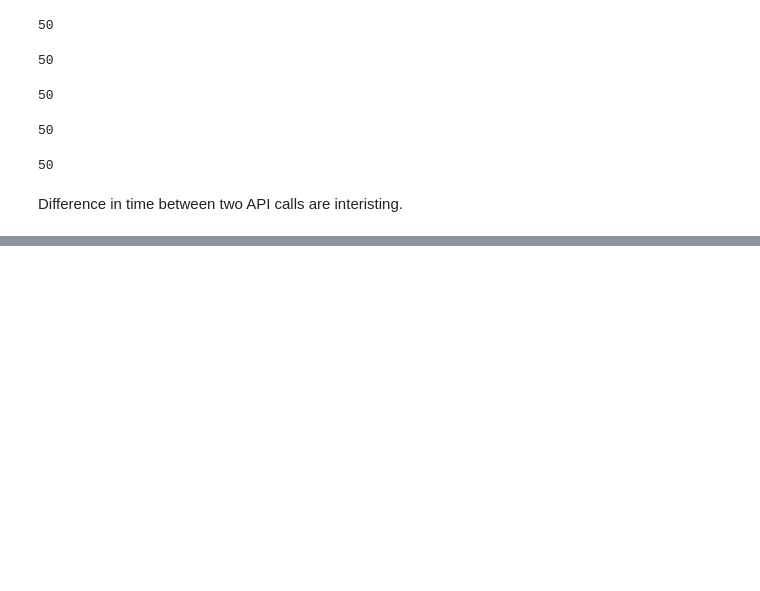
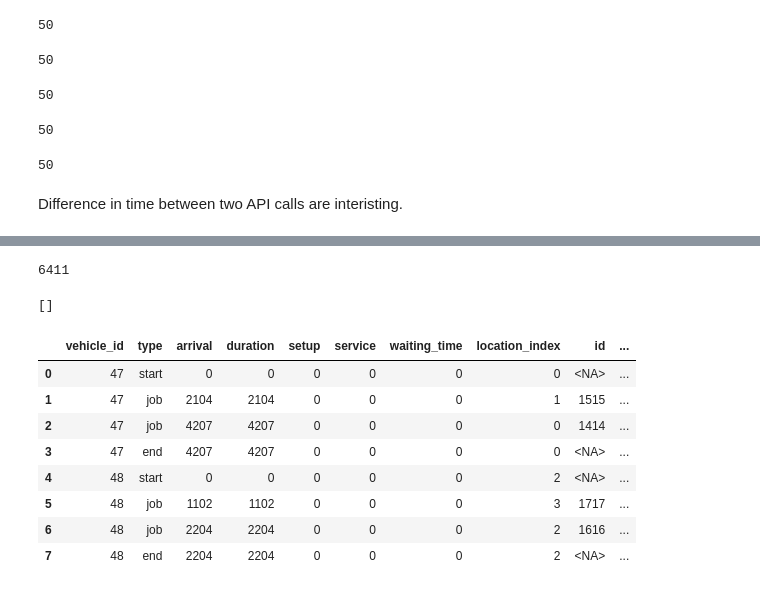
Before and after one commit to WasteLabs/streamlit_example_routing_app, a Jupyter notebook: notebooks/01_ejwillemse_20230106_routing_stack_test_valhala.ipynb, the cells around one changed output, grey strips where cells are left out. Drawn from its saved outputs; the diff is of its cells as text; code cells hidden in the pictures; blank space fills up the shorter version.

```diff
--- a/notebooks/01_ejwillemse_20230106_routing_stack_test_valhala.ipynb
+++ b/notebooks/01_ejwillemse_20230106_routing_stack_test_valhala.ipynb
@@ -205,0 +213,25 @@ Difference in time between two API calls are interisting.
+# %%
+problem_instance.set_durations_matrix(
+    profile="car",
+    matrix_input=[
+        [0, 2104, 197, 1299],
+        [2103, 0, 2255, 3152],
+        [197, 2256, 0, 1102],
+        [1299, 3153, 1102, 0],
+    ],
+)
+# %%
+problem_instance.add_vehicle(
+    [vroom.vehicle.Vehicle(47, start=0, end=0), vroom.vehicle.Vehicle(48, start=2, end=2)]
+)
+# %%
+problem_instance.add_job(
+    [
+        vroom.job.Job(1414, location=0),
+        vroom.job.Job(1515, location=1),
+        vroom.job.Job(1616, location=2),
+        vroom.job.Job(1717, location=3),
+    ]
+)
+# %%
+solution = problem_instance.solve(exploration_level=5, nb_threads=4)
@@ -205,0 +252,20 @@ Difference in time between two API calls are interisting.
+# %%
+solution.summary.cost
+# %% [output]
+6411
+# %%
+solution.unassigned
+# %% [output]
+[]
+# %%
+solution.routes
+# %% [output]
+|  | vehicle_id | type | arrival | duration | setup | service | waiting_time | location_index | id | ... |
+| 0 | 47 | start | 0 | 0 | 0 | 0 | 0 | 0 | <NA> | ... |
+| 1 | 47 | job | 2104 | 2104 | 0 | 0 | 0 | 1 | 1515 | ... |
+| 2 | 47 | job | 4207 | 4207 | 0 | 0 | 0 | 0 | 1414 | ... |
+| 3 | 47 | end | 4207 | 4207 | 0 | 0 | 0 | 0 | <NA> | ... |
+| 4 | 48 | start | 0 | 0 | 0 | 0 | 0 | 2 | <NA> | ... |
+| 5 | 48 | job | 1102 | 1102 | 0 | 0 | 0 | 3 | 1717 | ... |
+| 6 | 48 | job | 2204 | 2204 | 0 | 0 | 0 | 2 | 1616 | ... |
+| 7 | 48 | end | 2204 | 2204 | 0 | 0 | 0 | 2 | <NA> | ... |
```
Also changed, not shown: parts of 4 cells of this notebook, 2 other files.
